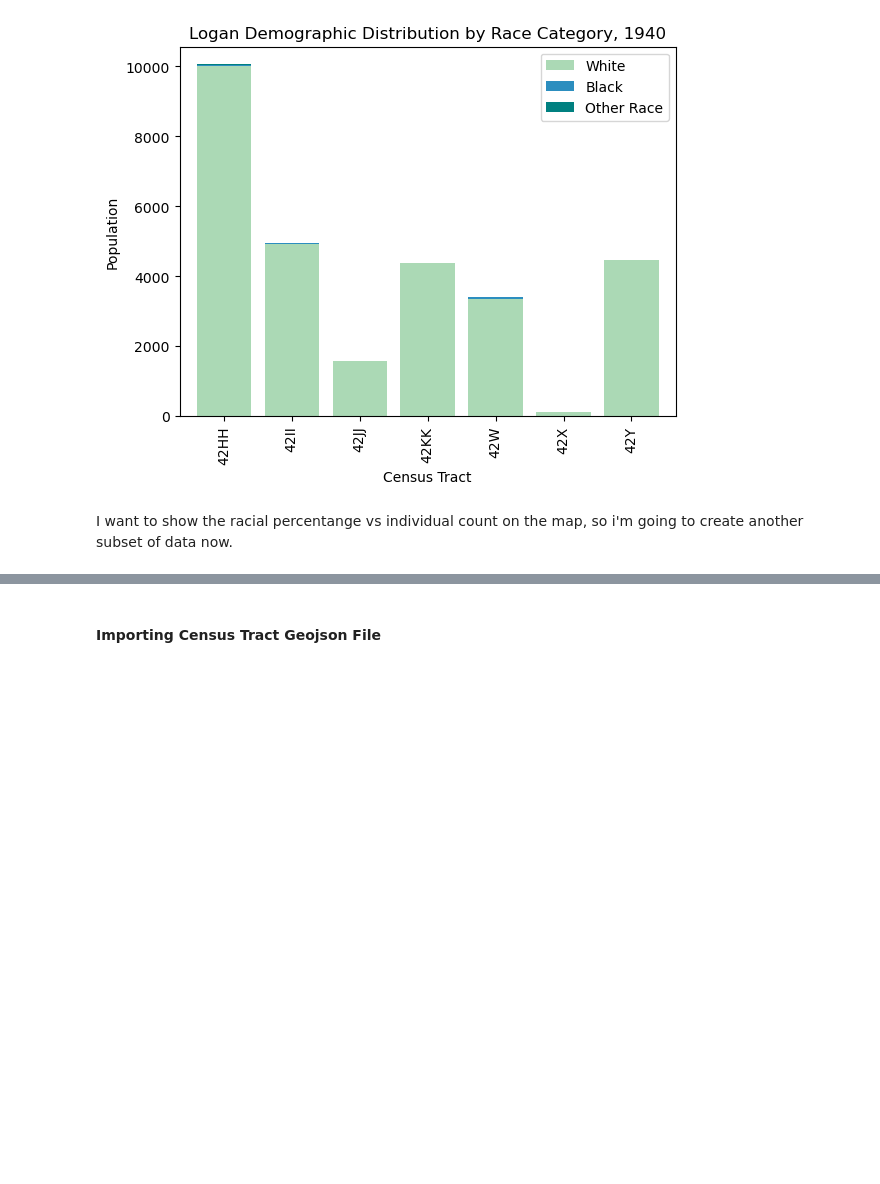
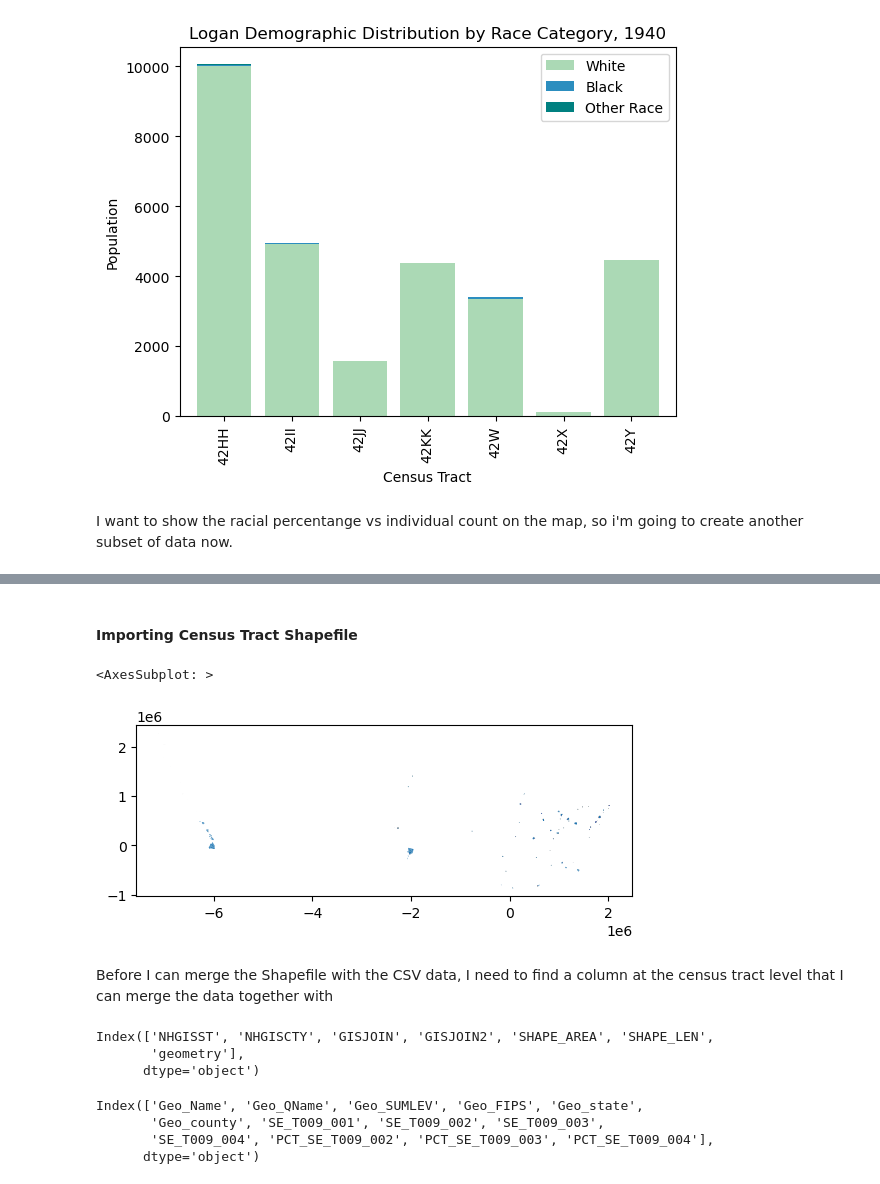
Before and after one commit to lindsey-morris/up221-lindsey, a Jupyter notebook: Final_Project_Files/1940race.ipynb, the cells around one changed output, grey strips where cells are left out. Saved outputs shown, nothing was run; the diff lists cells and outputs as text; code cells hidden in the pictures; blank space fills up the shorter version.

```diff
--- a/Final_Project_Files/1940race.ipynb
+++ b/Final_Project_Files/1940race.ipynb
@@ -341,2 +344,40 @@ percent_subset.sample(5)
 # %% [markdown]
-#### Importing Census Tract Geojson File
+#### Importing Census Tract Shapefile
+# %%
+import geopandas as gpd
+import zipfile
+
+# Define the path to the zipped shapefile folder
+zip_path = '/home/jovyan/up221-lindsey/Final_Project_Files/1940tracts2.zip'
+
+# Extract the shapefile files to a temporary directory
+with zipfile.ZipFile(zip_path, 'r') as zip_ref:
+    zip_ref.extractall('temp_dir')
+
+# Load the shapefile into a GeoDataFrame
+shapefile_path = 'temp_dir/US_tract_1940.shp'
+#Read only the FIPS and geometry columns from the shapefile, and specify the CRS as EPSG:4326, which is the standard WGS84 coordinate system.
+gdf = gpd.read_file(shapefile_path, crs='EPSG:4326', usecols=['FIPS', 'geometry'])
+
+# Plot the shapefile on a map
+gdf.plot()
+# %% [output]
+<AxesSubplot: >
+[figure, added]
+# %% [markdown]
+Before I can merge the Shapefile with the CSV data, I need to find a column at the census tract level that I can merge the data together with
+# %%
+#view the GDF columns
+print(gdf.columns)
+# %% [output]
+Index(['NHGISST', 'NHGISCTY', 'GISJOIN', 'GISJOIN2', 'SHAPE_AREA', 'SHAPE_LEN',
+       'geometry'],
+      dtype='object')
+# %%
+#view the DF columns
+print(df.columns)
+# %% [output]
+Index(['Geo_Name', 'Geo_QName', 'Geo_SUMLEV', 'Geo_FIPS', 'Geo_state',
+       'Geo_county', 'SE_T009_001', 'SE_T009_002', 'SE_T009_003',
+       'SE_T009_004', 'PCT_SE_T009_002', 'PCT_SE_T009_003', 'PCT_SE_T009_004'],
+      dtype='object')
```
Also changed, not shown: parts of 10 cells of this notebook, 4 other files.
